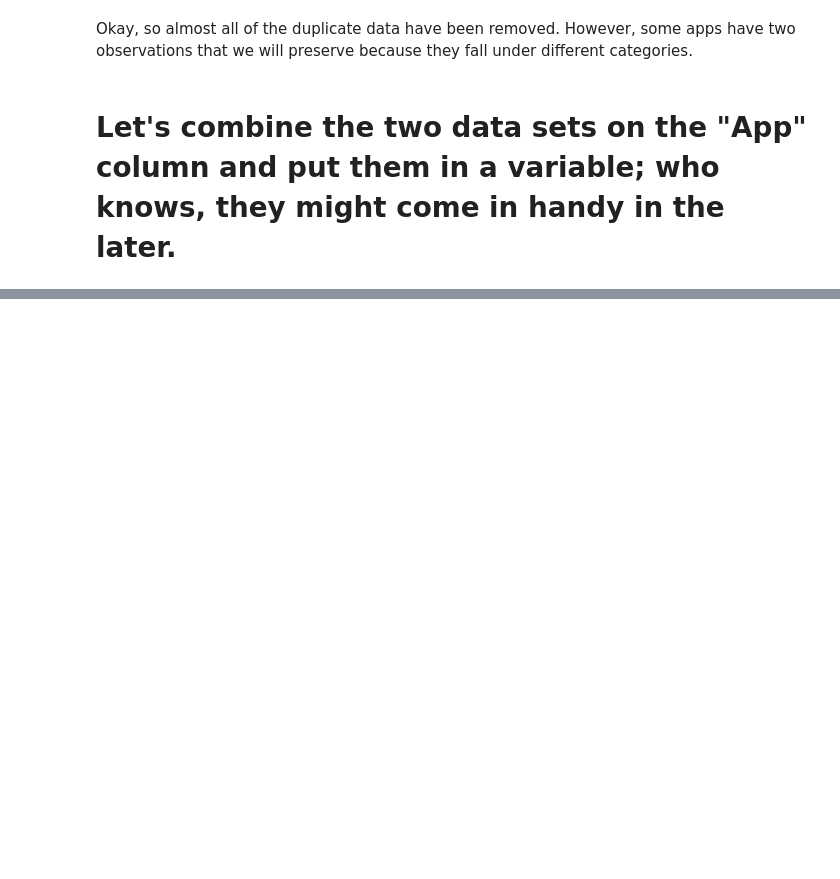
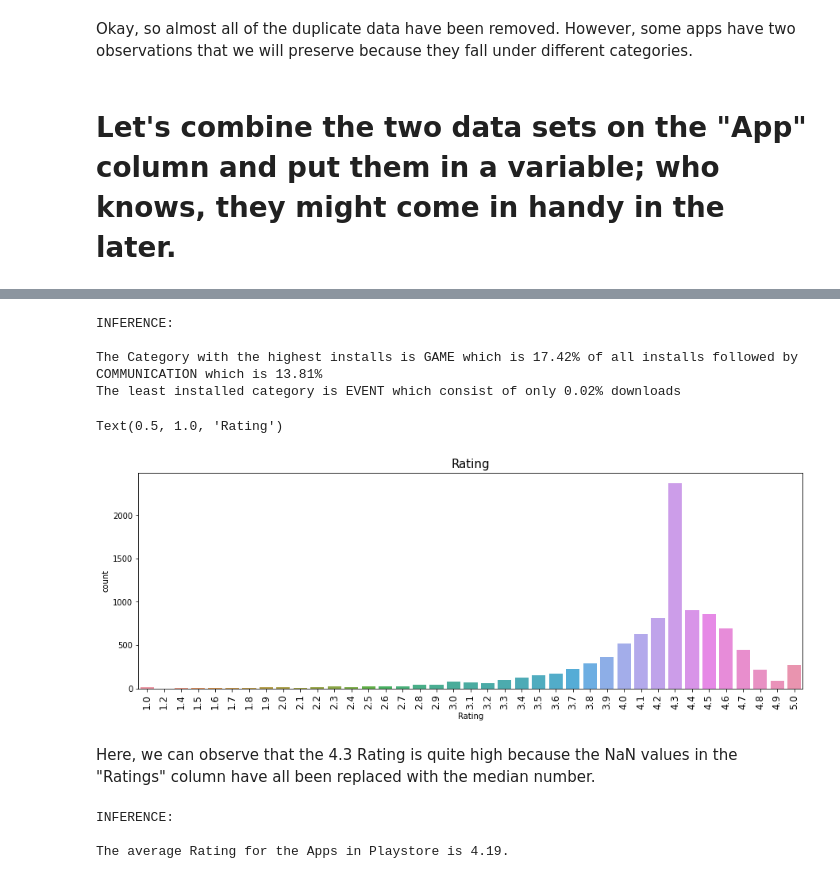
Before and after one commit to Malu2203/Play-Store-App-Review-Analysis, a Jupyter notebook: Play_Store_App_Review_Analysis_Capstone_Project.ipynb, the cells around one changed output, grey strips where cells are left out. Cells and saved outputs as stored; diff of their text form; code cells hidden in the pictures; blank space fills up the shorter version.

```diff
--- a/Play_Store_App_Review_Analysis_Capstone_Project.ipynb
+++ b/Play_Store_App_Review_Analysis_Capstone_Project.ipynb
@@ -624,0 +670,36 @@ Okay, so almost all of the duplicate data have been removed. However, some apps
+# %%
+gi = playstore_df.groupby('Category')['Installs'].sum()['GAME']  # Total game category installation
+ci = playstore_df.groupby('Category')['Installs'].sum()['COMMUNICATION'] # Total communication category installation
+ei = playstore_df.groupby('Category')['Installs'].sum()['EVENTS'] # Total Events category installation
+ti = playstore_df['Installs'].sum()  # Total installations
+# calculating the percentage
+gip = round(gi/ti*100,2)
+cip = round(ci/ti*100,2)
+eip = round(ei/ti*100,2)
+print('INFERENCE: \n')
+print(f"The Category with the highest installs is GAME which is {gip}% of all installs followed by COMMUNICATION which is {cip}%")
+print(f"The least installed category is EVENT which consist of only {eip}% downloads")
+# %% [output]
+INFERENCE:
+
+The Category with the highest installs is GAME which is 17.42% of all installs followed by COMMUNICATION which is 13.81%
+The least installed category is EVENT which consist of only 0.02% downloads
+# %%
+#Lets plot the count of Ratings:
+plt.figure(figsize=(15,5))
+plt.xticks(rotation = 90, fontsize=12)
+sns.countplot(playstore_df['Rating'])
+plt.title("Rating",fontsize = 15)
+# %% [output]
+Text(0.5, 1.0, 'Rating')
+[figure, added]
+# %% [markdown]
+Here, we can observe that the 4.3 Rating is quite high because the NaN values in the "Ratings" column have all been replaced with the median number.
+# %%
+rat_mean = round(playstore_df['Rating'].mean(),2)
+print('INFERENCE:  \n')
+print(f"The average Rating for the Apps in Playstore is {rat_mean}.")
+# %% [output]
+INFERENCE:
+
+The average Rating for the Apps in Playstore is 4.19.
```
Also changed, not shown: parts of 42 cells of this notebook.
